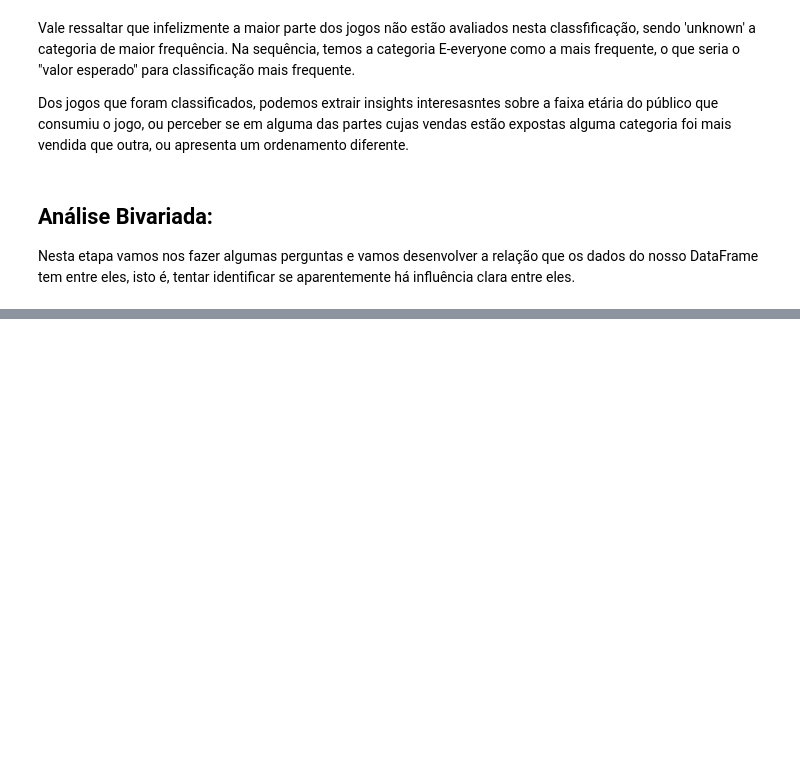
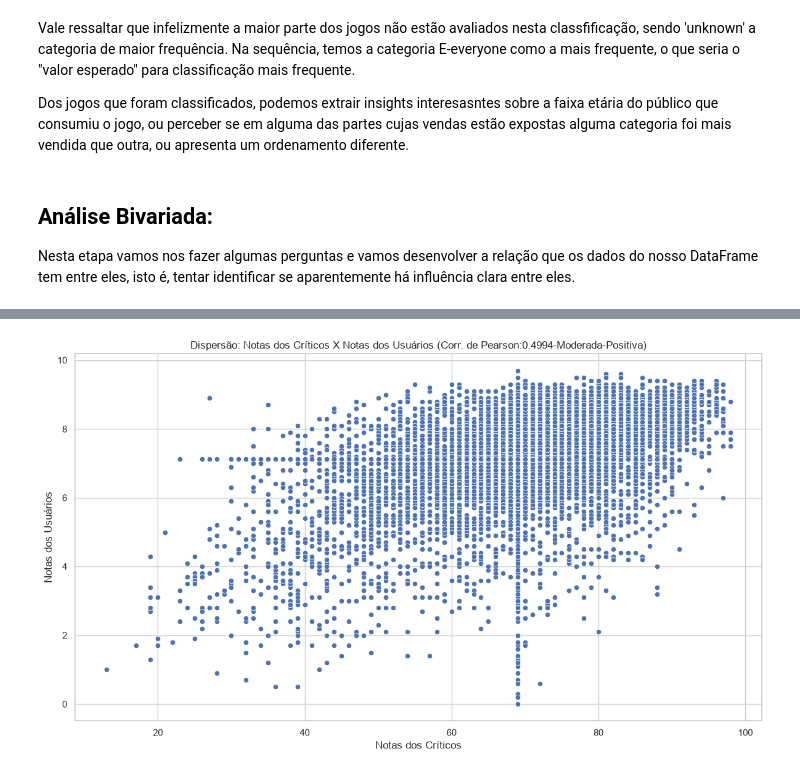
Before and after one commit to JLMB2015/games-analysis, a Jupyter notebook: project.ipynb, the cells around one changed output, grey strips where cells are left out. Drawn from its saved outputs; the diff is of its cells as text; code cells hidden in the pictures; blank space fills up the shorter version.

```diff
--- a/project.ipynb
+++ b/project.ipynb
@@ -534,0 +672,7 @@ df = df.drop(labels=16230)
+# %%
+# Atualizando o valor do primeiro registro
+df.iloc[1745,5] = df.iloc[1745,5] + df.iloc[4127,5].astype(float)
+print(f"Novo valor da célula observada: {float(df.iloc[1745,5]):.3}")
+
+# Apagando o registro da linha 16230
+df = df.drop(labels=4127)
@@ -1486,0 +2173,24 @@ Nesta etapa vamos nos fazer algumas perguntas e vamos desenvolver a relação qu
+# %%
+# Gerando o DataFrame com os dados relevantes
+data_to_plot = df[["critic_score","user_score"]].copy().reset_index(drop=True)
+pearson = calculate_pearson(data_to_plot["critic_score"], data_to_plot["user_score"])
+
+# Plotando o gráfico com Seaborn
+graph = sns.scatterplot(data=data_to_plot, x='critic_score', y='user_score')
+
+# Define o título do gráfico
+plt.title(f'Dispersão: Notas dos Críticos X Notas dos Usuários (Corr. de Pearson:{pearson[0]}-{pearson[1]}-{pearson[2]})')
+
+# Define o rótulo do eixo X
+plt.xlabel('Notas dos Críticos')
+
+# Define o rótulo do eixo Y
+plt.ylabel('Notas dos Usuários')
+
+# Ajusta automaticamente os elementos do gráfico para evitar sobreposição
+plt.tight_layout()
+
+# Exibe o gráfico na tela
+plt.show(graph)
+# %% [output]
+[figure, added]
```
Also changed, not shown: parts of 101 cells of this notebook.
